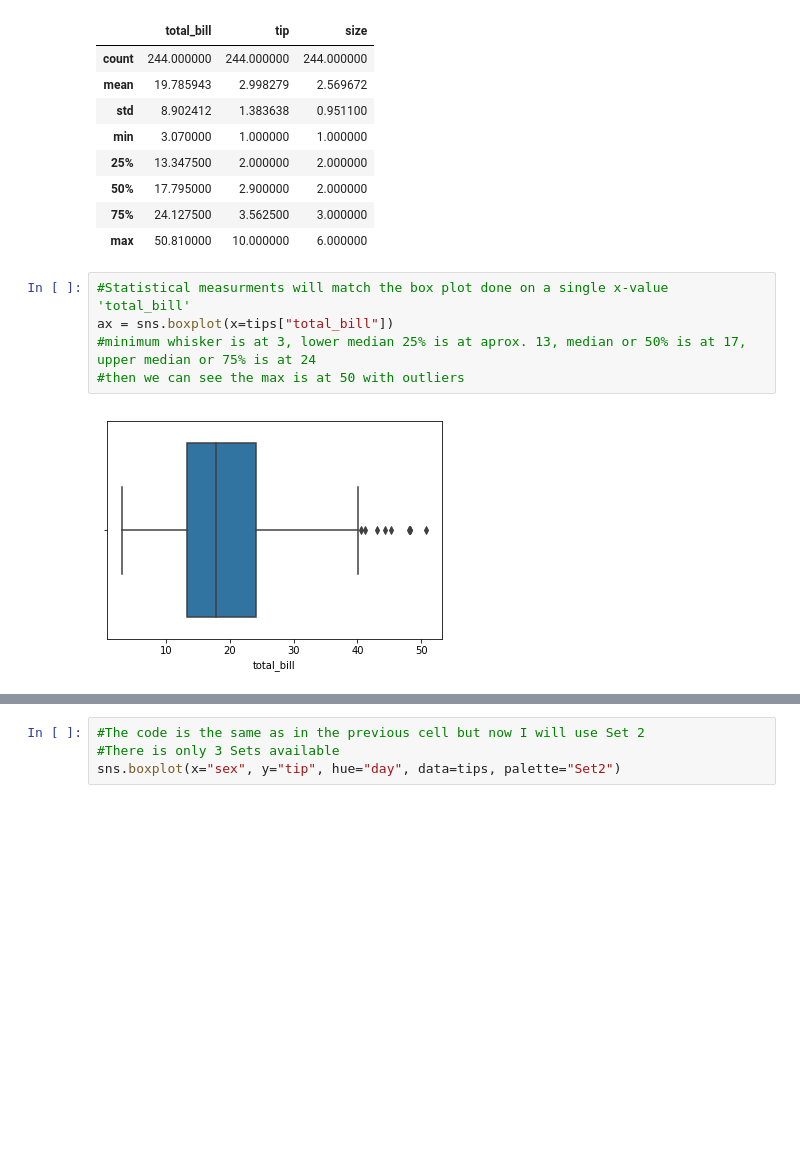
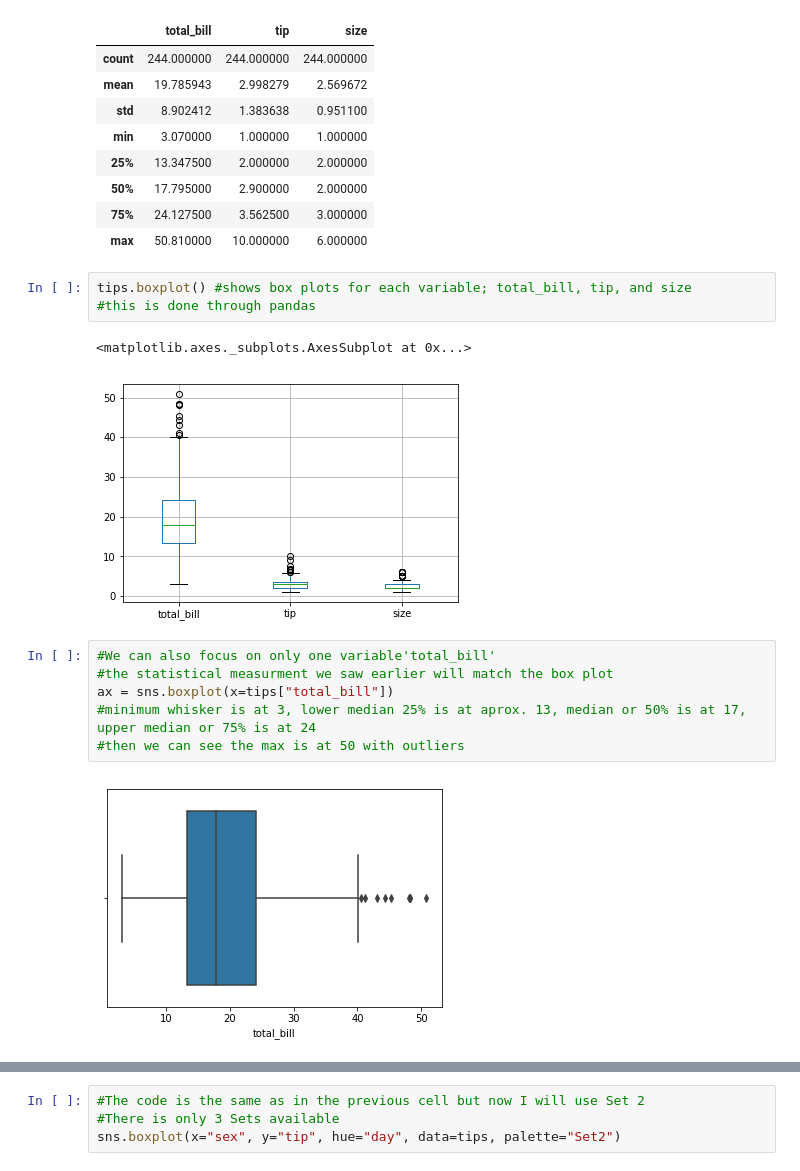
Before and after one commit to MartynaMisk/Boxplot, a Jupyter notebook: BoxplotsJupyter.ipynb, the cells around one changed output, grey strips where cells are left out. Drawn from its saved outputs; the diff is of its cells as text; blank space fills up the shorter version.

```diff
--- a/BoxplotsJupyter.ipynb
+++ b/BoxplotsJupyter.ipynb
@@ -118,8 +127,15 @@ tips.describe() #to calculate the statistics of numerical data
 | 50% | 17.795000 | 2.900000 | 2.000000 |
 | 75% | 24.127500 | 3.562500 | 3.000000 |
 | max | 50.810000 | 10.000000 | 6.000000 |
+# %%
+tips.boxplot() #shows box plots for each variable; total_bill, tip, and size
+#this is done through pandas
+# %% [output]
+<matplotlib.axes._subplots.AxesSubplot at 0x...>
+[figure, added]
 # %%
-#Statistical measurments will match the box plot done on a single x-value 'total_bill'
+#We can also focus on only one variable'total_bill'
+#the statistical measurment we saw earlier will match the box plot
 ax = sns.boxplot(x=tips["total_bill"])
 #minimum whisker is at 3, lower median 25% is at aprox. 13, median or 50% is at 17, upper median or 75% is at 24
 #then we can see the max is at 50 with outliers
```
Also changed, not shown: parts of 13 cells of this notebook.
